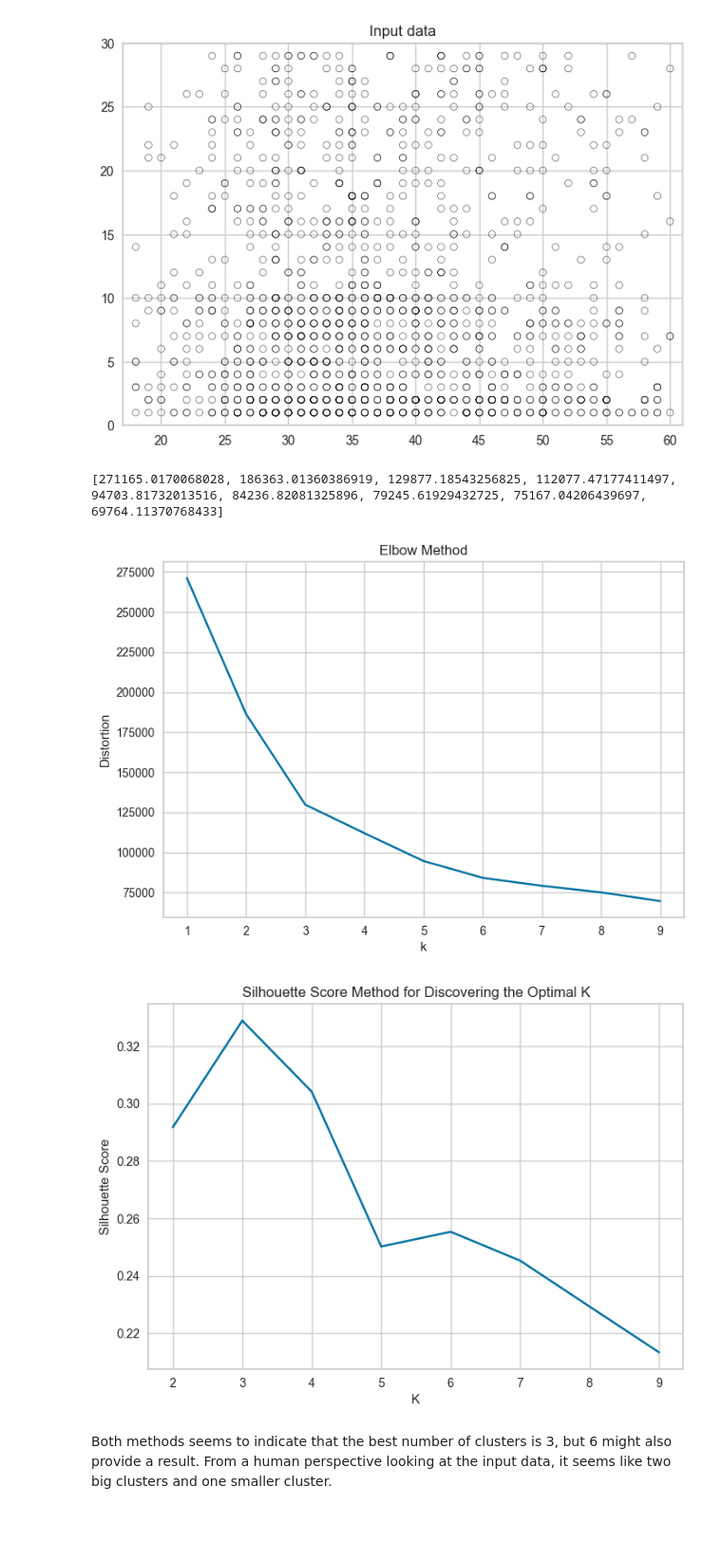
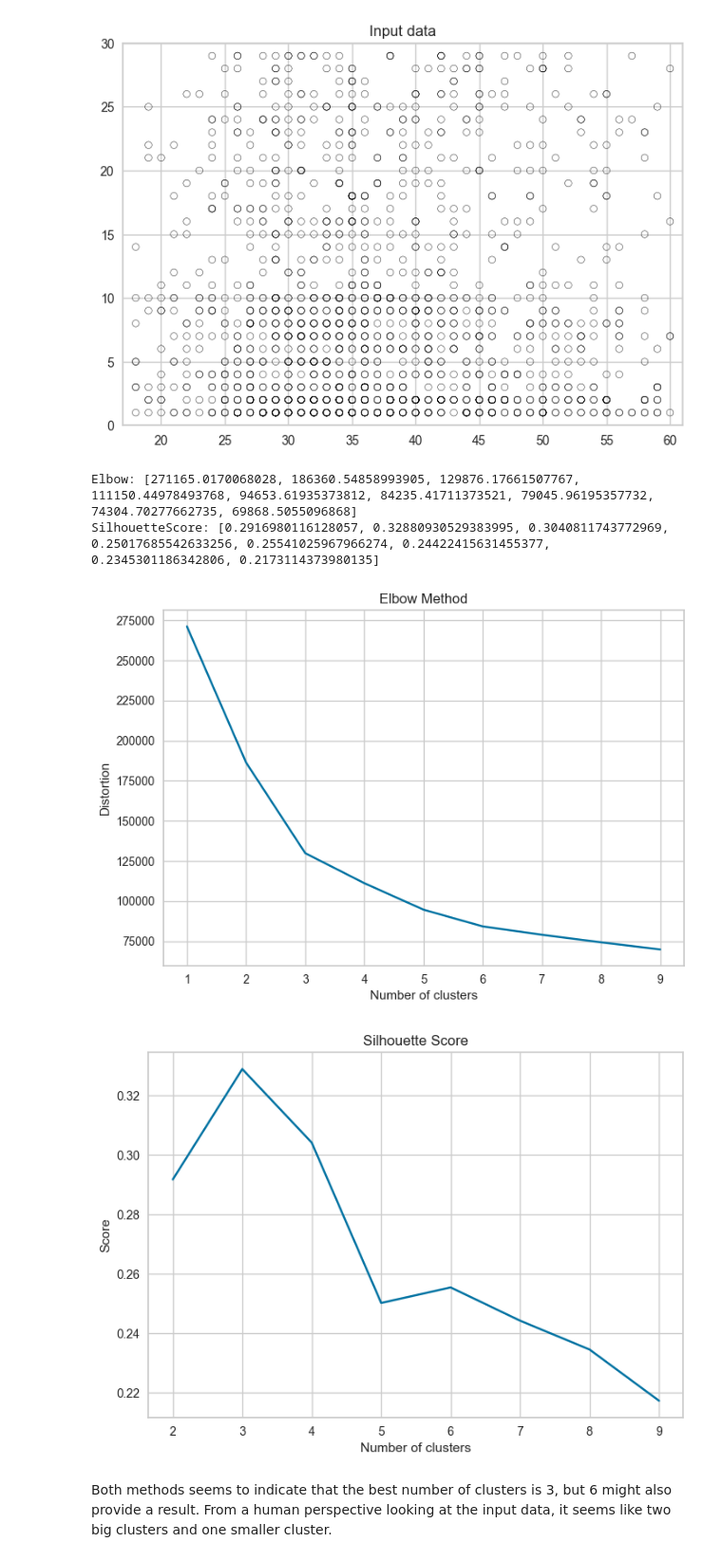
Before and after one commit to Peter537/Dat4-BI-MP4, a Jupyter notebook: attrition.ipynb, the cells around one changed output. Shown: that part at 95% size. Drawn from its saved outputs; the diff is of its cells as text; code cells hidden in the pictures; blank space fills up the shorter version.

```diff
--- a/attrition.ipynb
+++ b/attrition.ipynb
@@ -316,41 +316,38 @@ plt.scatter(X[:,0], X[:,1], marker='o', facecolors='none', edgecolors='black', s
 plt.show()
 # %% [output]
 [figure]
-# %%
-distortions = []
-K = range(1, 10)
-for k in K:
-    KMmodel = KMeans(n_clusters=k)
-    KMmodel.fit(X)
-    distortions.append(KMmodel.inertia_)
-
-print(distortions)
-
-plt.title('Elbow Method')
-plt.plot(K, distortions, 'bx-')
-plt.xlabel('k')
-plt.ylabel('Distortion')
-plt.show()
-# %% [output]
-[271165.0170068028, 186363.01360386919, 129877.18543256825, 112077.47177411497, 94703.81732013516, 84236.82081325896, 79245.61929432725, 75167.04206439697, 69764.11370768433]
-[figure, removed]
-# %%
-scores = []
-K = range(2,10)
-for k in K:
-    KMmodel = KMeans(n_clusters=k, n_init=10)
-    KMmodel.fit(X)
-    score = silhouette_score(X, KMmodel.labels_, metric='euclidean', sample_size=len(X))
-    scores.append(score)
-
-# Plot the elbow
-plt.title('Silhouette Score Method for Discovering the Optimal K')
-plt.plot(K, scores, 'bx-')
-plt.xlabel('K')
-plt.ylabel('Silhouette Score')
-plt.show()
-# %% [output]
-[figure, removed]
+# %%
+elbowDistortions = []
+scoreDistortions = []
+for k in range(1, 10):
+    kmeans = KMeans(n_clusters=k, n_init=10)
+    kmeans.fit(X)
+    elbowDistortions.append(kmeans.inertia_)
+    if (k != 1):
+        score = silhouette_score(X, kmeans.labels_, metric='euclidean', sample_size=len(X))
+        scoreDistortions.append(score)
+
+print("Elbow:", elbowDistortions)
+print("SilhouetteScore:", scoreDistortions)
+
+plt.figure()
+plt.plot(range(1, 10), elbowDistortions)
+plt.title('Elbow Method')
+plt.xlabel('Number of clusters')
+plt.ylabel('Distortion')
+plt.show()
+
+plt.figure()
+plt.plot(range(2, 10), scoreDistortions)
+plt.title('Silhouette Score')
+plt.xlabel('Number of clusters')
+plt.ylabel('Score')
+plt.show()
+# %% [output]
+Elbow: [271165.0170068028, 186360.54858993905, 129876.17661507767, 111150.44978493768, 94653.61935373812, 84235.41711373521, 79045.96195357732, 74304.70277662735, 69868.5055096868]
+SilhouetteScore: [0.2916980116128057, 0.32880930529383995, 0.3040811743772969, 0.25017685542633256, 0.25541025967966274, 0.24422415631455377, 0.2345301186342806, 0.2173114373980135]
+[figure, added]
+[figure, added]
 # %% [markdown]
 Both methods seems to indicate that the best number of clusters is 3, but 6 might also provide a result. From a human perspective looking at the input data, it seems like two big clusters and one smaller cluster.
 # %%
```
Also changed, not shown: parts of 21 cells of this notebook, 3 other files.
